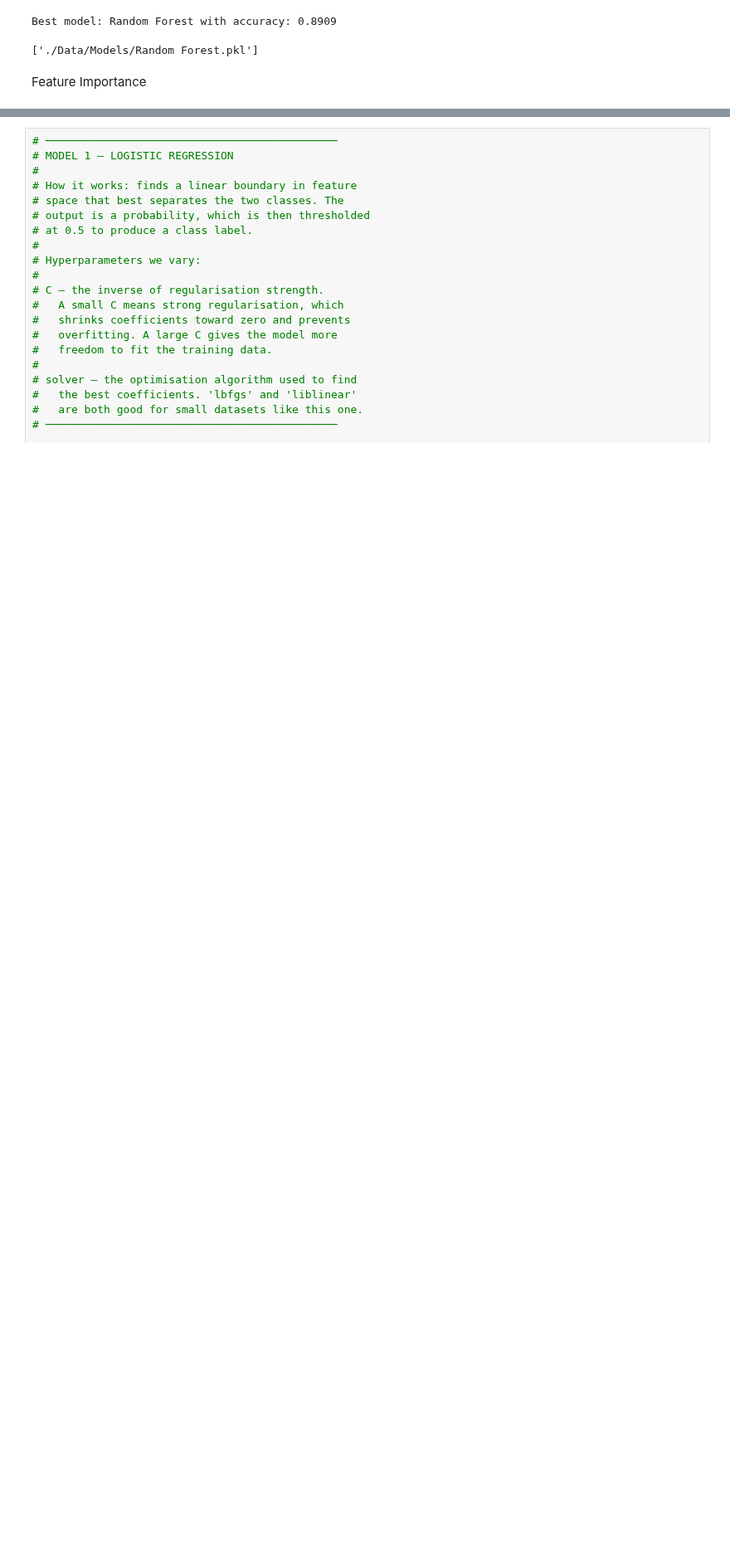
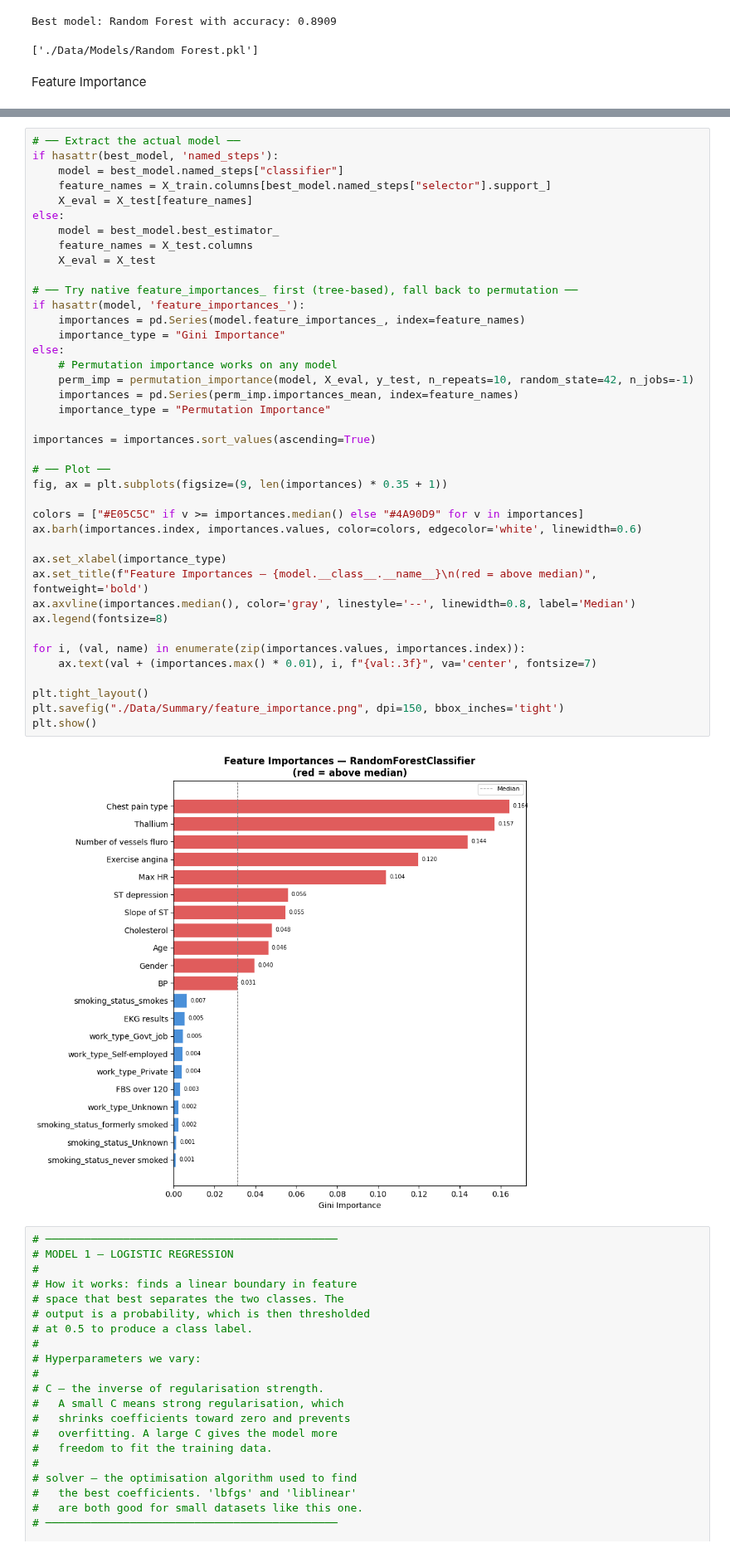
Before and after one commit to Gozeif/Heart-Disease-Prediction, a Jupyter notebook: JustKillMe.ipynb, the cells around one changed output, grey strips where cells are left out. Shown at 83% size. Cells and saved outputs as stored; diff of their text form; blank space fills up the shorter version.

```diff
--- a/JustKillMe.ipynb
+++ b/JustKillMe.ipynb
@@ -848,3 +867,45 @@ shap.summary_plot(
+# %%
+# ── Extract the actual model ──
+if hasattr(best_model, 'named_steps'):
+    model = best_model.named_steps["classifier"]
+    feature_names = X_train.columns[best_model.named_steps["selector"].support_]
+    X_eval = X_test[feature_names]
+else:
+    model = best_model.best_estimator_
+    feature_names = X_test.columns
+    X_eval = X_test
+
+# ── Try native feature_importances_ first (tree-based), fall back to permutation ──
+if hasattr(model, 'feature_importances_'):
+    importances = pd.Series(model.feature_importances_, index=feature_names)
+    importance_type = "Gini Importance"
+else:
+    # Permutation importance works on any model
+    perm_imp = permutation_importance(model, X_eval, y_test, n_repeats=10, random_state=42, n_jobs=-1)
+    importances = pd.Series(perm_imp.importances_mean, index=feature_names)
+    importance_type = "Permutation Importance"
+
+importances = importances.sort_values(ascending=True)
+
+# ── Plot ──
+fig, ax = plt.subplots(figsize=(9, len(importances) * 0.35 + 1))
+
+colors = ["#E05C5C" if v >= importances.median() else "#4A90D9" for v in importances]
+ax.barh(importances.index, importances.values, color=colors, edgecolor='white', linewidth=0.6)
+
+ax.set_xlabel(importance_type)
+ax.set_title(f"Feature Importances — {model.__class__.__name__}\n(red = above median)", fontweight='bold')
+ax.axvline(importances.median(), color='gray', linestyle='--', linewidth=0.8, label='Median')
+ax.legend(fontsize=8)
+
+for i, (val, name) in enumerate(zip(importances.values, importances.index)):
+    ax.text(val + (importances.max() * 0.01), i, f"{val:.3f}", va='center', fontsize=7)
+
+plt.tight_layout()
+plt.savefig("./Data/Summary/feature_importance.png", dpi=150, bbox_inches='tight')
+plt.show()
+# %% [output]
+[figure, added]
 # %%
 # ─────────────────────────────────────────────
 # MODEL 1 — LOGISTIC REGRESSION
```
Also changed, not shown: parts of 2 cells of this notebook, 4 other files.
